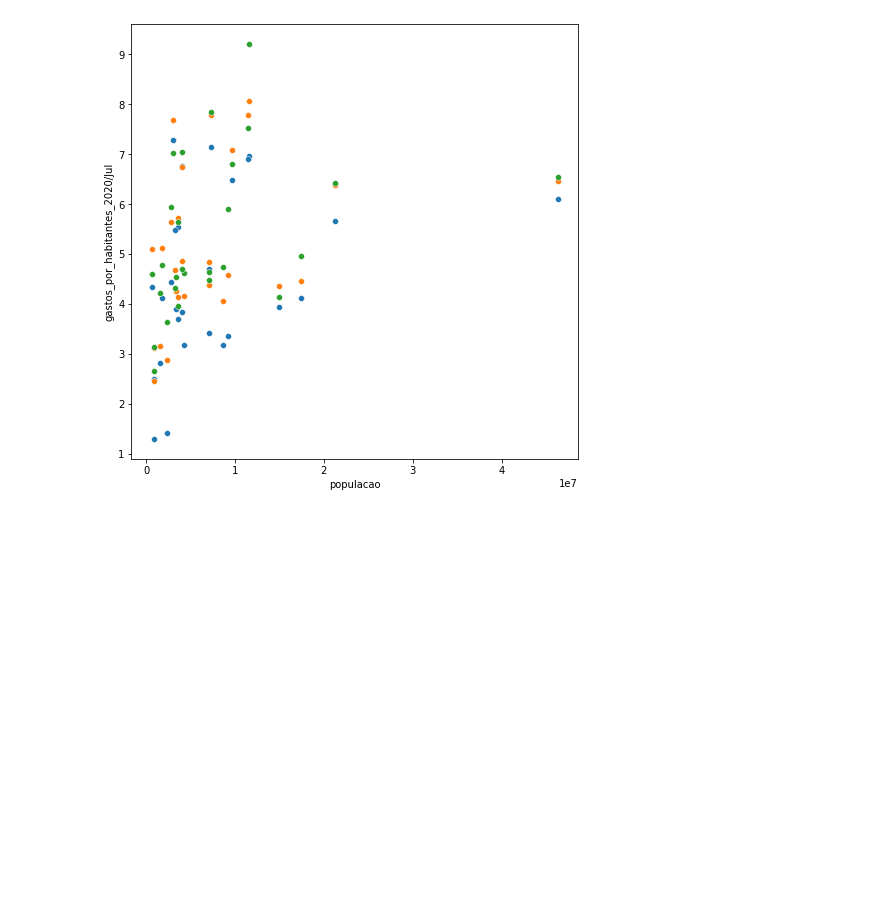
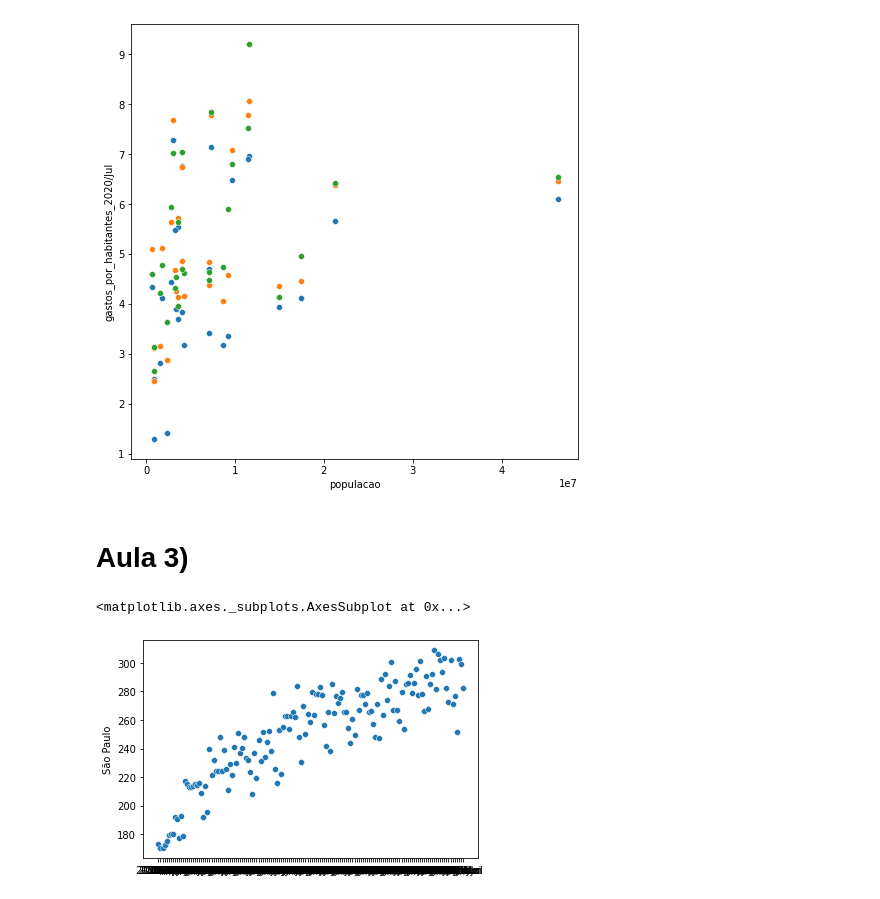
Before and after one commit to HenriqueCCdA/bootCampAluraDataScience, a Jupyter notebook: modulo2/aula/boot_camp_modulo2_aulas.ipynb, the cells around one changed output. Saved outputs shown, nothing was run; the diff lists cells and outputs as text; code cells hidden in the pictures; blank space fills up the shorter version.

```diff
--- a/modulo2/aula/boot_camp_modulo2_aulas.ipynb
+++ b/modulo2/aula/boot_camp_modulo2_aulas.ipynb
@@ -401,3 +402,12 @@ sns.scatterplot(data=gastos_e_populacao_recentes, x = "populacao", y = "gastos_p
 # %% [output]
 <matplotlib.axes._subplots.AxesSubplot at 0x...>
 [figure]
+# %% [markdown]
+# Aula 3)
+# %%
+ordenado_por_total.index = ordenado_por_total.index.str[3:]
+# %%
+sns.scatterplot(x=ordenado_por_total.columns, y=ordenado_por_total.loc["São Paulo"])
+# %% [output]
+<matplotlib.axes._subplots.AxesSubplot at 0x...>
+[figure, added]
```
Also changed, not shown: parts of 6 cells of this notebook.
